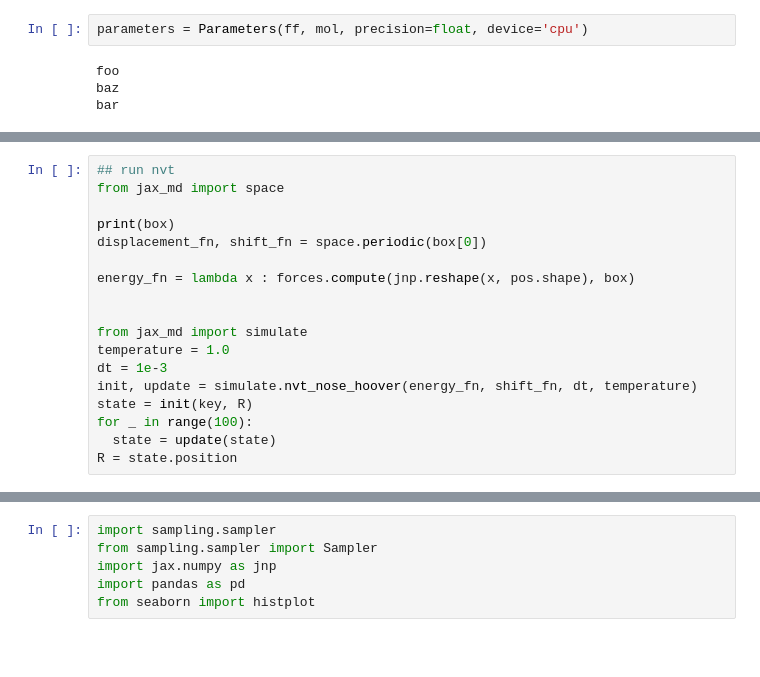
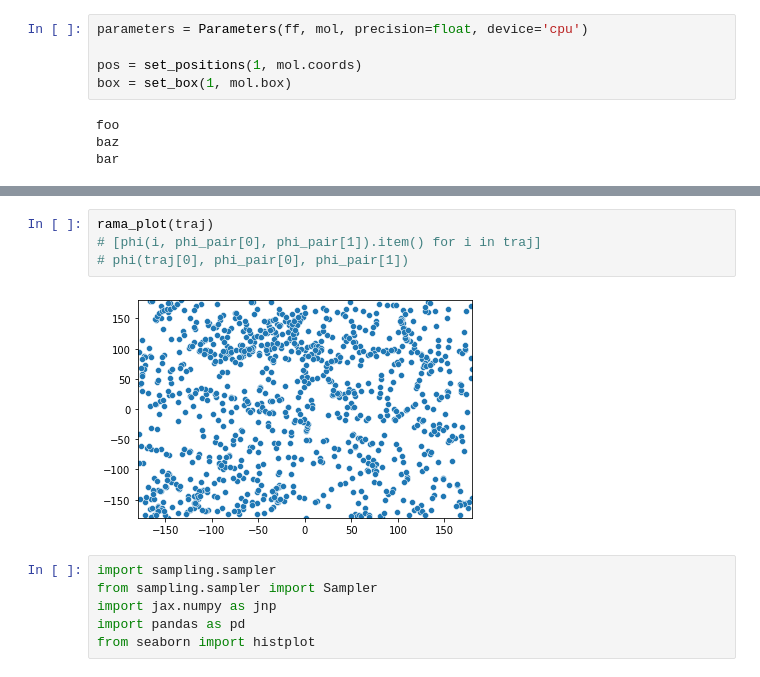
Before and after one commit to reubenharry/jax-md, a Jupyter notebook: notebooks/torchmd_port.ipynb, the cells around one changed output, grey strips where cells are left out. Saved outputs shown, nothing was run; the diff lists cells and outputs as text; blank space fills up the shorter version.

```diff
--- a/notebooks/torchmd_port.ipynb
+++ b/notebooks/torchmd_port.ipynb
@@ -288,5 +25,8 @@ def improper_graph(impropers, bonds):
 # %%
 parameters = Parameters(ff, mol, precision=float, device='cpu')
+
+pos = set_positions(1, mol.coords)
+box = set_box(1, mol.box)
 # %% [output]
 foo
 baz
@@ -1001,18 +703,0 @@ Array([[[ -3.0361886,  -1.6938554,  -3.7916384],
-# %%
-## run nvt
-from jax_md import space
-
-print(box)
-displacement_fn, shift_fn = space.periodic(box[0])
-
-energy_fn = lambda x : forces.compute(jnp.reshape(x, pos.shape), box)
-
-
-from jax_md import simulate
-temperature = 1.0
-dt = 1e-3
-init, update = simulate.nvt_nose_hoover(energy_fn, shift_fn, dt, temperature)
-state = init(key, R)
-for _ in range(100):
-  state = update(state)
-R = state.position
@@ -1021,3 +906,9 @@ ModuleNotFoundError: No module named 'jax_md'
+# %%
+rama_plot(traj)
+# [phi(i, phi_pair[0], phi_pair[1]).item() for i in traj]
+# phi(traj[0], phi_pair[0], phi_pair[1])
+# %% [output]
+[figure, added]
 # %%
 import sampling.sampler
 from sampling.sampler import Sampler
```
Also changed, not shown: parts of 15 cells of this notebook, 2 other files.
